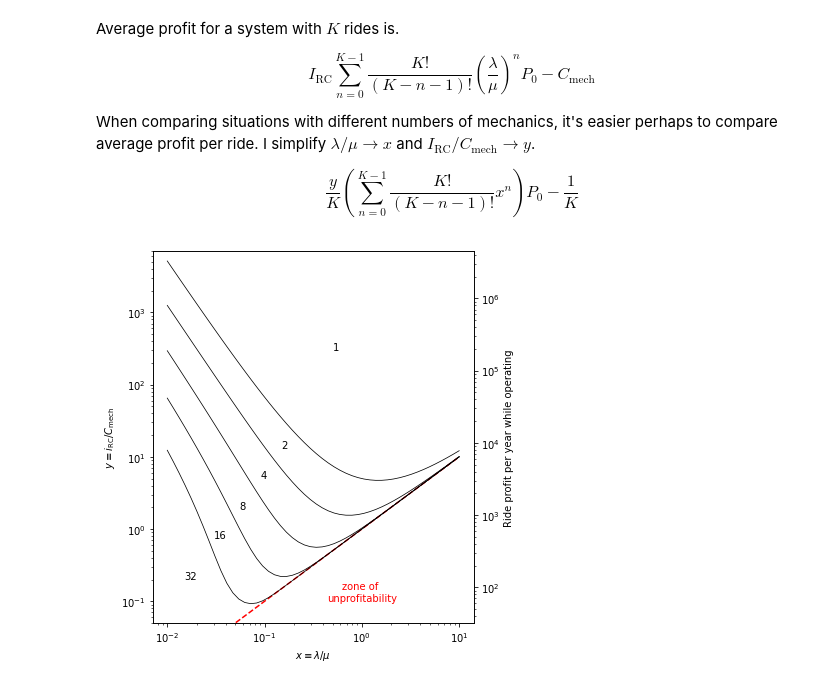
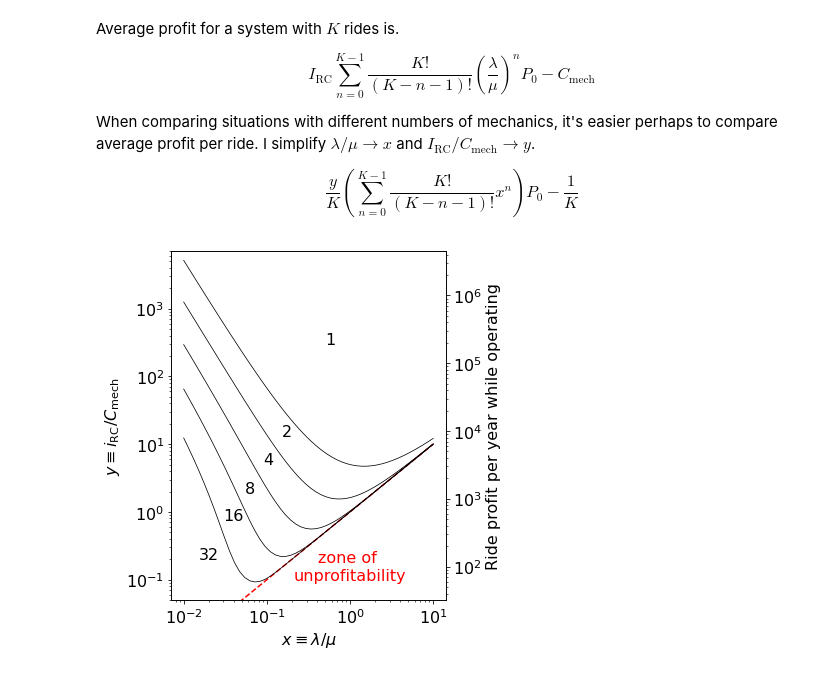
Before and after one commit to cfe316/Queueing-Blog-Post-1, a Jupyter notebook: Mechanics-Decision-1.ipynb, the cells around one changed output. Drawn from its saved outputs; the diff is of its cells as text; code cells hidden in the pictures.

```diff
--- a/Mechanics-Decision-1.ipynb
+++ b/Mechanics-Decision-1.ipynb
@@ -66,8 +66,8 @@ mechanic_cost_per_year = 640
 
 x = np.logspace(-2,1,50)
 # %%
+plt.rcParams['font.size'] = 16
 fix, ax = plt.subplots(figsize=(6,6))
-#ax.set_aspect(1)
 
 ax.text(0.5, 0.3e3, '1')
 master_lw = 0.75
@@ -81,34 +81,34 @@ ax.text(1.0, 0.1, 'zone of \nunprofitability', color='red', horizontalalignment=
 ax.text(0.15, 0.13e2, '2')
 
 ax.plot(x, compare(2, 4, x), color='k', lw=master_lw)
 
 ax.text(0.09, 5, '4')
 
 ax.plot(x, compare(4, 8, x), color='k', lw=master_lw)
 ax.text(0.055, 1.9, '8')
 
 ax.plot(x, compare(8, 16, x), color='k', lw=master_lw)
 ax.text(0.03, 0.75, '16')
 
 ax.plot(x, compare(16, 32, x), color='k', lw=master_lw)
 ax.text(0.015, 0.2, '32')
 
 ax.set_xscale('log')
 ax.set_yscale('log')
 ax.set_ylim(0.5e-1, 7e3)
 ax.set_xlabel(r'$x \equiv \lambda/\mu$')
 ax.set_ylabel(r'$y \equiv i_\mathrm{RC}/C_\mathrm{mech}$')
 
 ax2 = ax.twinx()
 ax2.set_ylim([mechanic_cost_per_year * 0.5e-1, mechanic_cost_per_year *7e3])
 ax2.set_yscale('log')
 ax2.set_ylabel('Ride profit per year while operating')
 
 plt.tight_layout()
 #plt.savefig('queueing-1-rides-serviced-by-one-mechanic.png')
 plt.show()
 # %% [output]
-[figure, old version]
+[figure, new version]
 # %%
 fix, ax = plt.subplots(figsize=(8,8))
 
```
Also changed, not shown: parts of 3 cells of this notebook, 1 other file.
